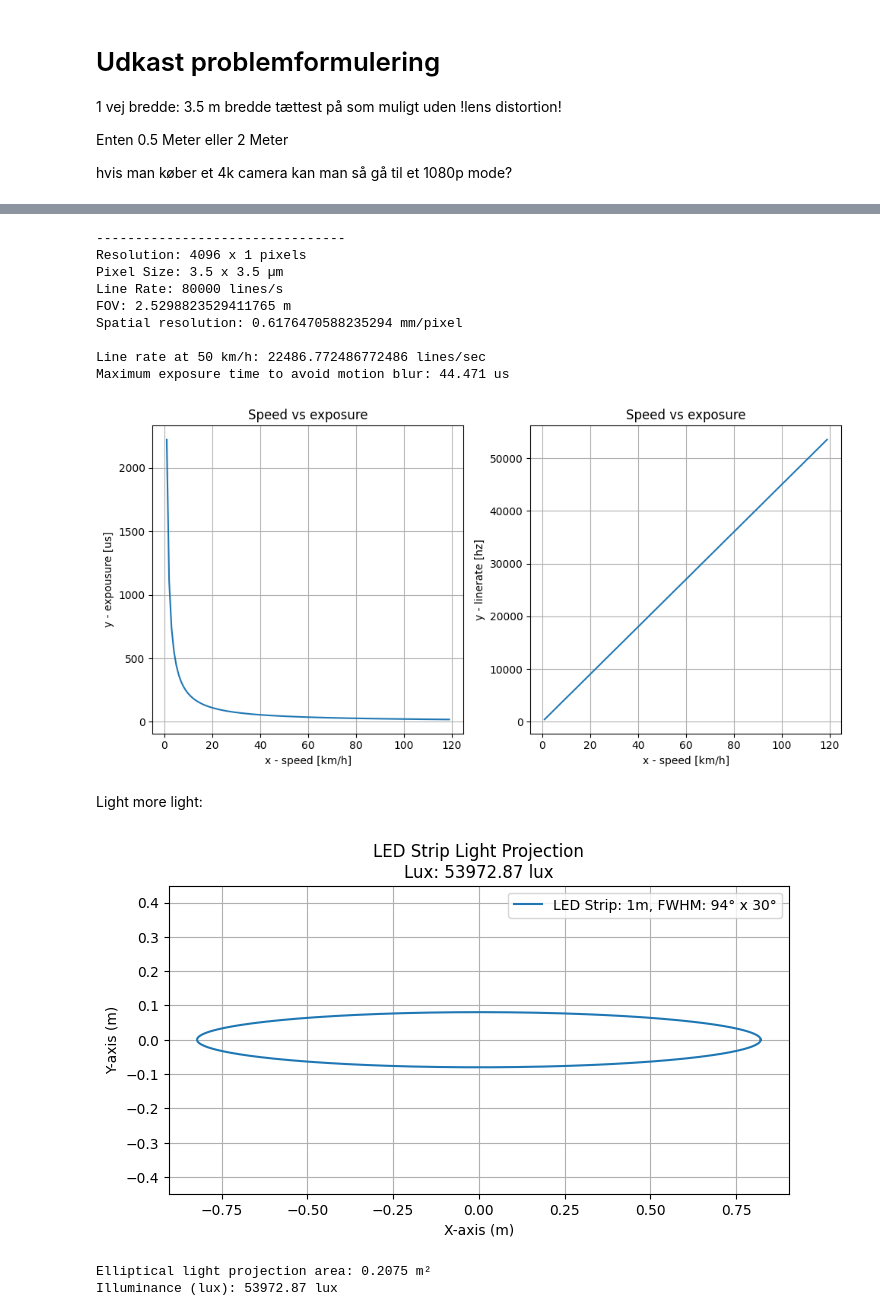
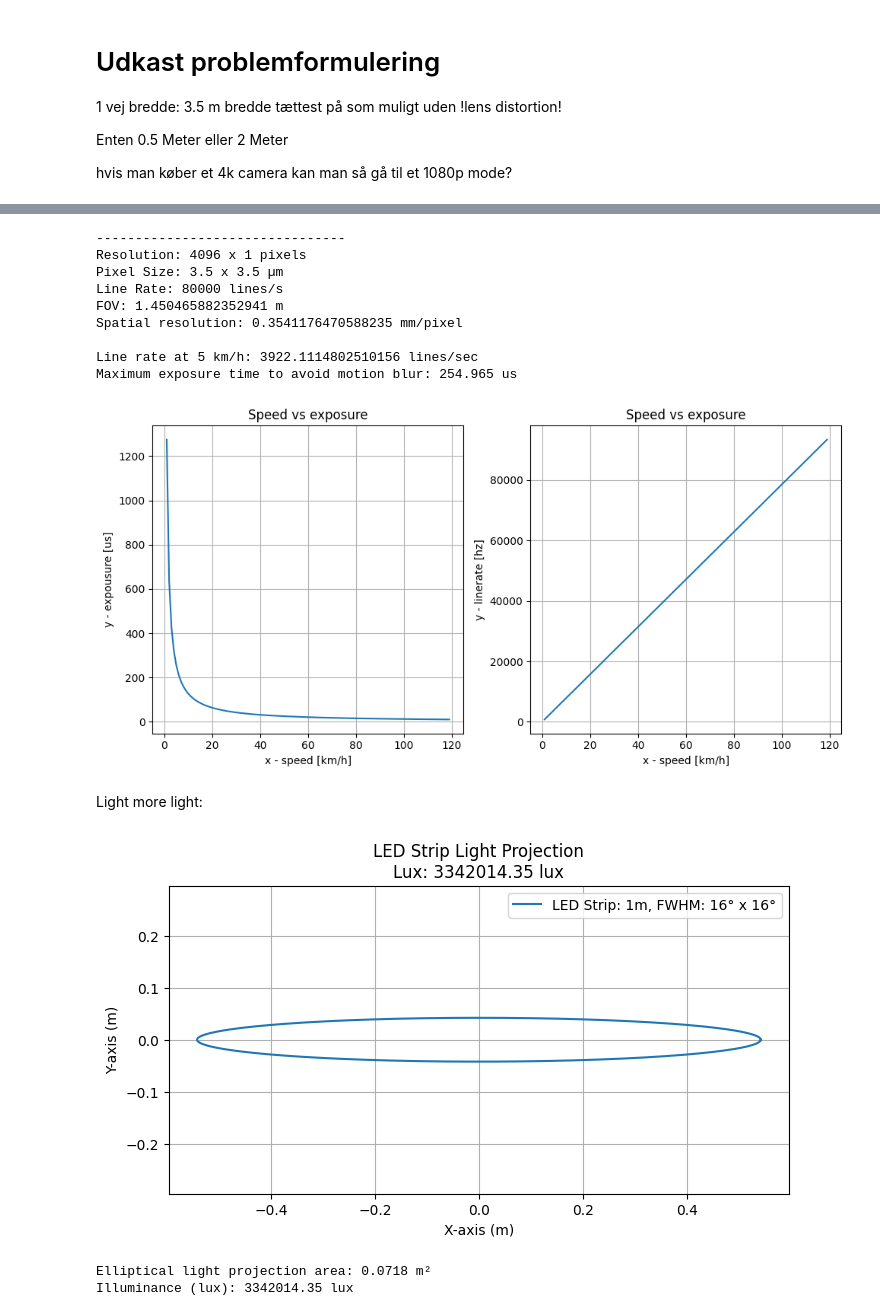
Before and after one commit to Rasmus-Ulstrup/Road-Anomaly-Detector, a Jupyter notebook: notebooks/CameraSpecs.ipynb, the cells around one changed output, grey strips where cells are left out. Drawn from its saved outputs; the diff is of its cells as text; code cells hidden in the pictures.

```diff
--- a/notebooks/CameraSpecs.ipynb
+++ b/notebooks/CameraSpecs.ipynb
@@ -161,8 +161,8 @@ class lineScanCam:
                 f"FOV: {self.getFOV()} m\n"
                 f"Spatial resolution: {self.getSpartial()} mm/pixel\n")
 # %%
-WD = 1.5
-speed_kmh = 50 #km/h
+WD = 0.86 #m
+speed_kmh = 5 #km/h
 
 print("--------------------------------")
 # raL4096-48gm
@@ -210,12 +210,12 @@ plt.show()
 Resolution: 4096 x 1 pixels
 Pixel Size: 3.5 x 3.5 µm
 Line Rate: 80000 lines/s
-FOV: 2.5298823529411765 m
-Spatial resolution: 0.6176470588235294 mm/pixel
+FOV: 1.450465882352941 m
+Spatial resolution: 0.3541176470588235 mm/pixel
 
-Line rate at 50 km/h: 22486.772486772486 lines/sec
-Maximum exposure time to avoid motion blur: 44.471 us
+Line rate at 5 km/h: 3922.1114802510156 lines/sec
+Maximum exposure time to avoid motion blur: 254.965 us
-[figure, old version]
+[figure, new version]
 # %% [markdown]
 Light more light:
 # %%
@@ -223,11 +223,11 @@ import numpy as np
 import matplotlib.pyplot as plt
 
 # Given values
-strip_length = 1  # Length of the LED strip in meters
-FWHM_major = 94  # degrees (spread angle along the strip)
-FWHM_minor = 30  # degrees (spread angle perpendicular to the strip)
+strip_length = 1 # Length of the LED strip in meters
+FWHM_major = 16  # degrees (spread angle along the strip)
+FWHM_minor = 16  # degrees (spread angle perpendicular to the strip)
 distance = 0.3  # Distance from the strip to the surface (meters)
-lumens = 11200  # Total lumens of the LED strip
+lumens = 240000  # Total lumens of the LED strip
 
 # Convert FWHM to half angles
 major_half_angle = np.radians(FWHM_major / 2)  # Convert to radians (along the strip)
@@ -240,33 +240,33 @@ W_minor_spread = 2 * distance * np.tan(minor_half_angle)  # Spread perpendicular
 # Combine the strip length and light spread to get the total effective length of the light beam
 L_total = strip_length + L_major_spread  # Total major axis length including strip length
 W_minor = W_minor_spread  # The minor axis is still based on the perpendicular spread
 
 # The area of the light projection is modeled as an ellipse
 area_ellipse = np.pi * (L_total / 2) * (W_minor / 2)
 
 # Calculate the lux (lux = lumens / area)
 lux = lumens / area_ellipse
 
 # Parametric equation of the light projection (ellipse-like shape)
 theta = np.linspace(0, 2 * np.pi, 400)
 x = (L_total / 2) * np.cos(theta)  # Total length along the strip defines the major axis
 y = (W_minor / 2) * np.sin(theta)  # Spread perpendicular to the strip defines the minor axis
 
 # Plot the light projection
 plt.figure(figsize=(8, 4))
 plt.plot(x, y, label=f"LED Strip: {strip_length}m, FWHM: {FWHM_major}° x {FWHM_minor}°")
 plt.title(f"LED Strip Light Projection\nLux: {lux:.2f} lux")
 plt.xlabel("X-axis (m)")
 plt.ylabel("Y-axis (m)")
 plt.axis('equal')
 plt.grid(True)
 plt.legend()
 plt.show()
 
 # Print out the lux and area for reference
 print(f"Elliptical light projection area: {area_ellipse:.4f} m²")
 print(f"Illuminance (lux): {lux:.2f} lux")
 # %% [output]
-[figure, old version]
+[figure, new version]
-Elliptical light projection area: 0.2075 m²
-Illuminance (lux): 53972.87 lux
+Elliptical light projection area: 0.0718 m²
+Illuminance (lux): 3342014.35 lux
```
Also changed, not shown: parts of 1 cell of this notebook.
